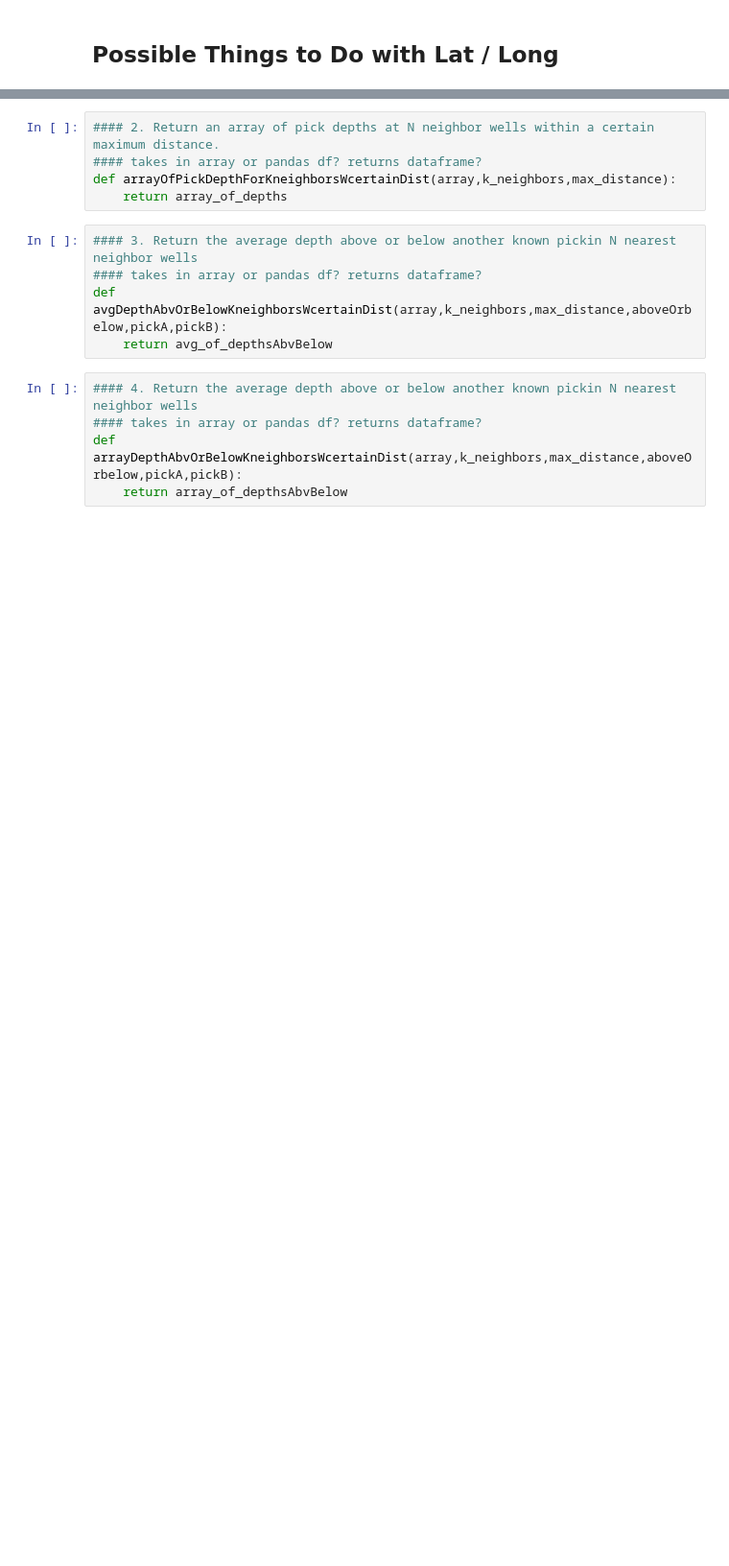
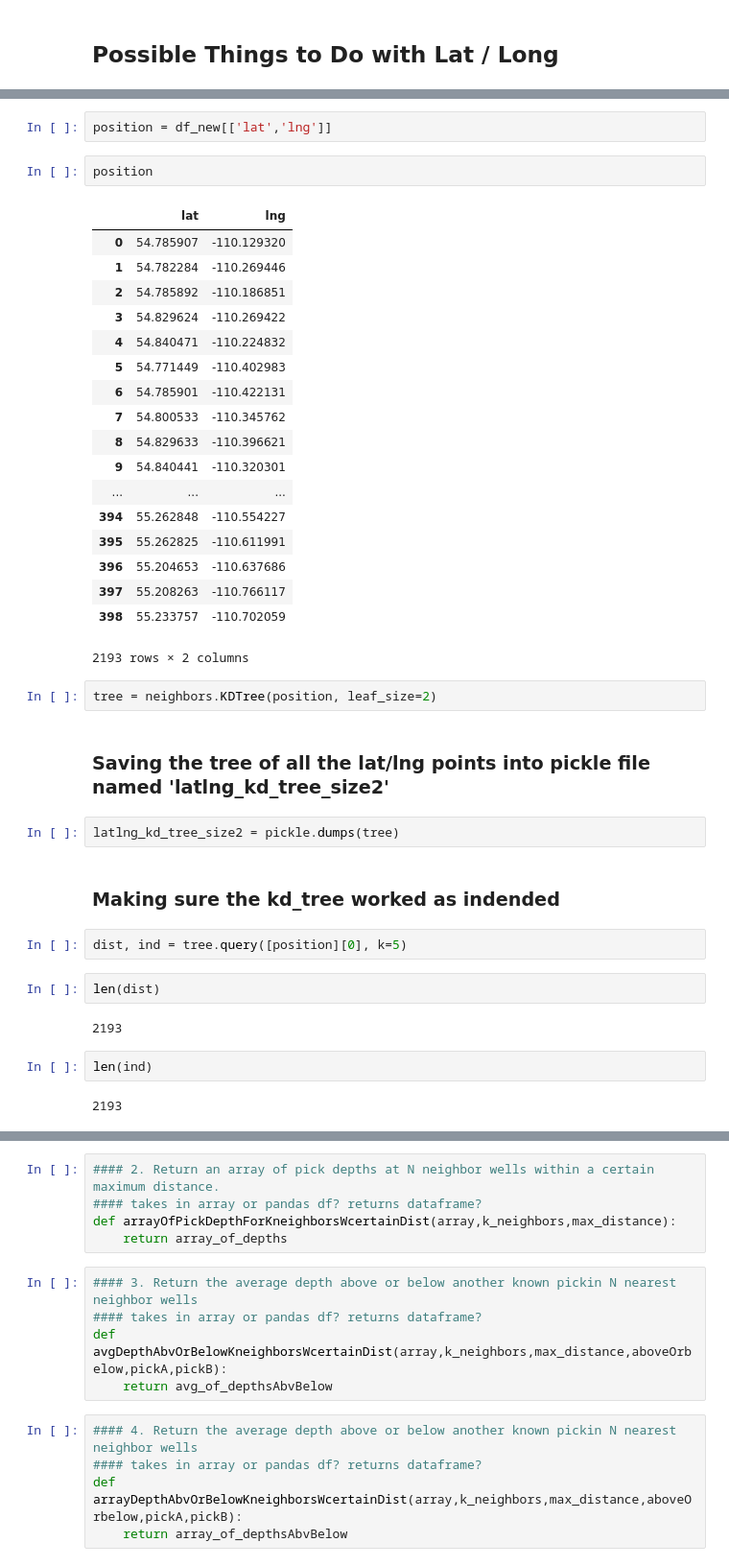
Before and after one commit to JustinGOSSES/MannvilleGroup_Strat_Hackathon, a Jupyter notebook: notebooks_2018/mapmaking/Map_Exploration_v2.ipynb, the cells around one changed output, grey strips where cells are left out. Shown at 96% size. Saved outputs shown, nothing was run; the diff lists cells and outputs as text; blank space fills up the shorter version.

```diff
--- a/notebooks_2018/mapmaking/Map_Exploration_v2.ipynb
+++ b/notebooks_2018/mapmaking/Map_Exploration_v2.ipynb
@@ -69,0 +86,41 @@ df_new.head()
+# %%
+position = df_new[['lat','lng']]
+# %%
+position
+# %% [output]
+|  | lat | lng |
+| 0 | 54.785907 | -110.129320 |
+| 1 | 54.782284 | -110.269446 |
+| 2 | 54.785892 | -110.186851 |
+| 3 | 54.829624 | -110.269422 |
+| 4 | 54.840471 | -110.224832 |
+| 5 | 54.771449 | -110.402983 |
+| 6 | 54.785901 | -110.422131 |
+| 7 | 54.800533 | -110.345762 |
+| 8 | 54.829633 | -110.396621 |
+| 9 | 54.840441 | -110.320301 |
+| ... | ... | ... |
+| 394 | 55.262848 | -110.554227 |
+| 395 | 55.262825 | -110.611991 |
+| 396 | 55.204653 | -110.637686 |
+| 397 | 55.208263 | -110.766117 |
+| 398 | 55.233757 | -110.702059 |
+2193 rows × 2 columns
+# %%
+tree = neighbors.KDTree(position, leaf_size=2)
+# %% [markdown]
+### Saving the tree of all the lat/lng points into pickle file named 'latlng_kd_tree_size2'
+# %%
+latlng_kd_tree_size2 = pickle.dumps(tree)
+# %% [markdown]
+### Making sure the kd_tree worked as indended
+# %%
+dist, ind = tree.query([position][0], k=5)
+# %%
+len(dist)
+# %% [output]
+2193
+# %%
+len(ind)
+# %% [output]
+2193
```
Also changed, not shown: parts of 23 cells of this notebook.
